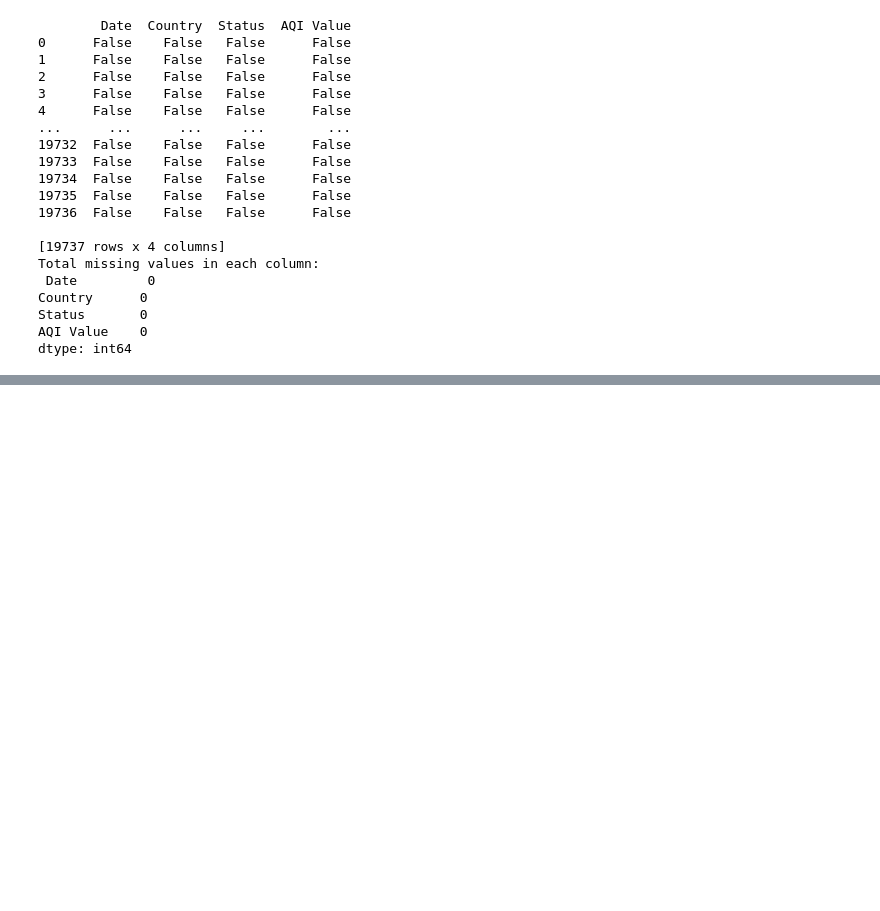
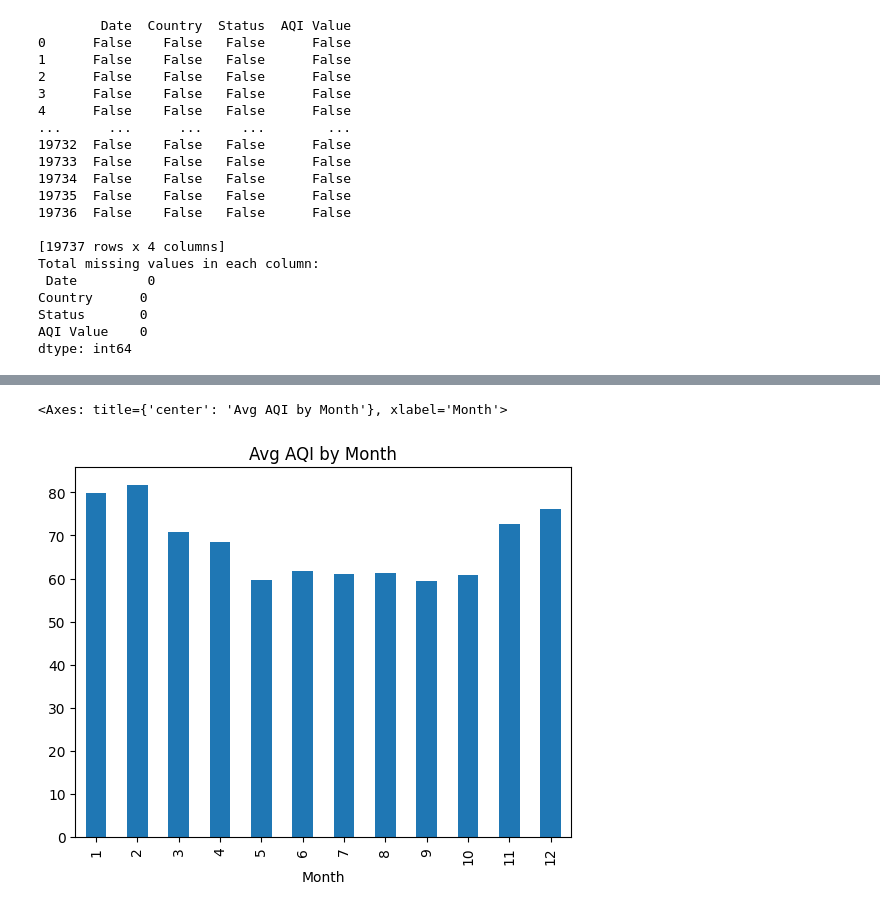
Before and after one commit to nicolynk03/air_quality, a Jupyter notebook: notebooks/aqi_EDA.ipynb, the cells around one changed output, grey strips where cells are left out. Drawn from its saved outputs; the diff is of its cells as text; code cells hidden in the pictures; blank space fills up the shorter version.

```diff
--- a/notebooks/aqi_EDA.ipynb
+++ b/notebooks/aqi_EDA.ipynb
@@ -51,0 +133,10 @@ dtype: int64
+# %%
+aqi_data['Month'] = aqi_data['Date'].dt.month
+aqi_data['DayOfWeek'] = aqi_data['Date'].dt.day_name()
+month = aqi_data['Month']
+dow = aqi_data['DayOfWeek']
+
+aqi_data.groupby('Month')['AQI Value'].mean().plot(kind='bar', title='Avg AQI by Month')
+# %% [output]
+<Axes: title={'center': 'Avg AQI by Month'}, xlabel='Month'>
+[figure, added]
```
Also changed, not shown: parts of 6 cells of this notebook.
